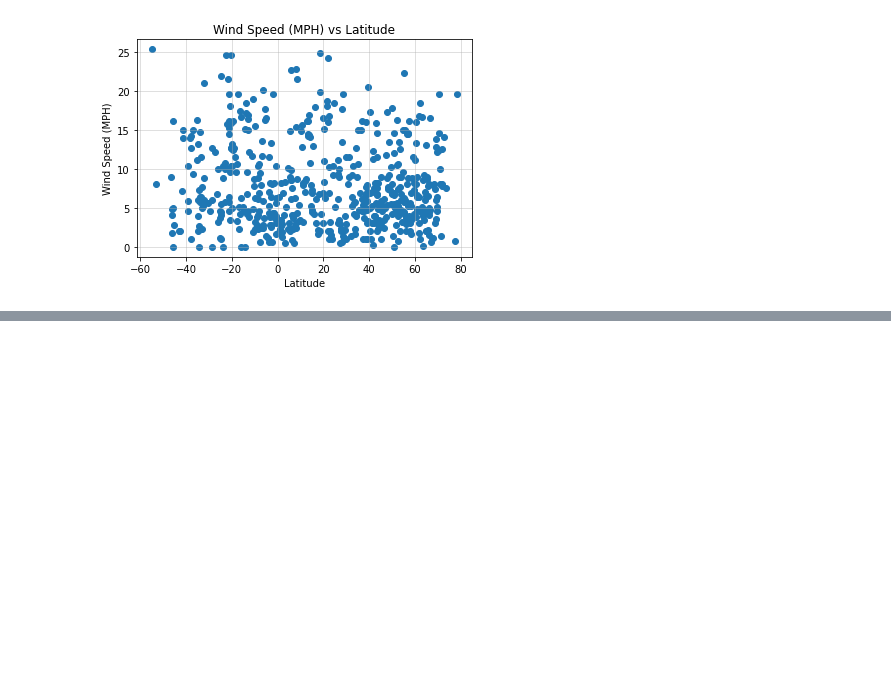
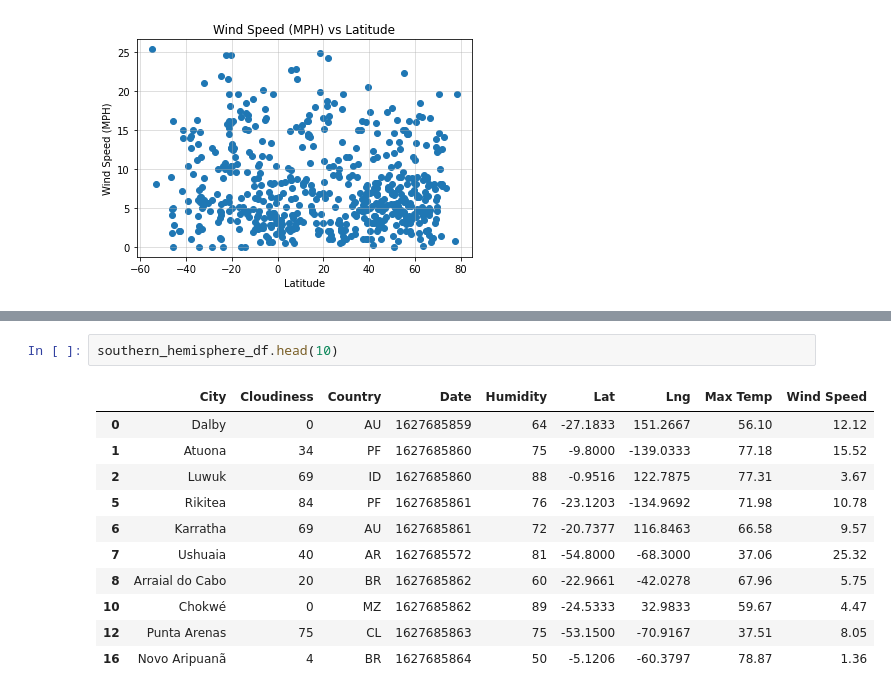
Before and after one commit to Brack1345/python-api-challenge, a Jupyter notebook: WeatherPy/WeatherPy.ipynb, the cells around one changed output, grey strips where cells are left out. Saved outputs shown, nothing was run; the diff lists cells and outputs as text; blank space fills up the shorter version.

```diff
--- a/WeatherPy/WeatherPy.ipynb
+++ b/WeatherPy/WeatherPy.ipynb
@@ -213,0 +228,14 @@ Analysis: The majority of the cities pulled seem to be under 10mph average. The
+# %%
+southern_hemisphere_df.head(10)
+# %% [output]
+|  | City | Cloudiness | Country | Date | Humidity | Lat | Lng | Max Temp | Wind Speed |
+| 0 | Dalby | 0 | AU | 1627685859 | 64 | -27.1833 | 151.2667 | 56.10 | 12.12 |
+| 1 | Atuona | 34 | PF | 1627685860 | 75 | -9.8000 | -139.0333 | 77.18 | 15.52 |
+| 2 | Luwuk | 69 | ID | 1627685860 | 88 | -0.9516 | 122.7875 | 77.31 | 3.67 |
+| 5 | Rikitea | 84 | PF | 1627685861 | 76 | -23.1203 | -134.9692 | 71.98 | 10.78 |
+| 6 | Karratha | 69 | AU | 1627685861 | 72 | -20.7377 | 116.8463 | 66.58 | 9.57 |
+| 7 | Ushuaia | 40 | AR | 1627685572 | 81 | -54.8000 | -68.3000 | 37.06 | 25.32 |
+| 8 | Arraial do Cabo | 20 | BR | 1627685862 | 60 | -22.9661 | -42.0278 | 67.96 | 5.75 |
+| 10 | Chokwé | 0 | MZ | 1627685862 | 89 | -24.5333 | 32.9833 | 59.67 | 4.47 |
+| 12 | Punta Arenas | 75 | CL | 1627685863 | 75 | -53.1500 | -70.9167 | 37.51 | 8.05 |
+| 16 | Novo Aripuanã | 4 | BR | 1627685864 | 50 | -5.1206 | -60.3797 | 78.87 | 1.36 |
```
Also changed, not shown: parts of 3 cells of this notebook.
